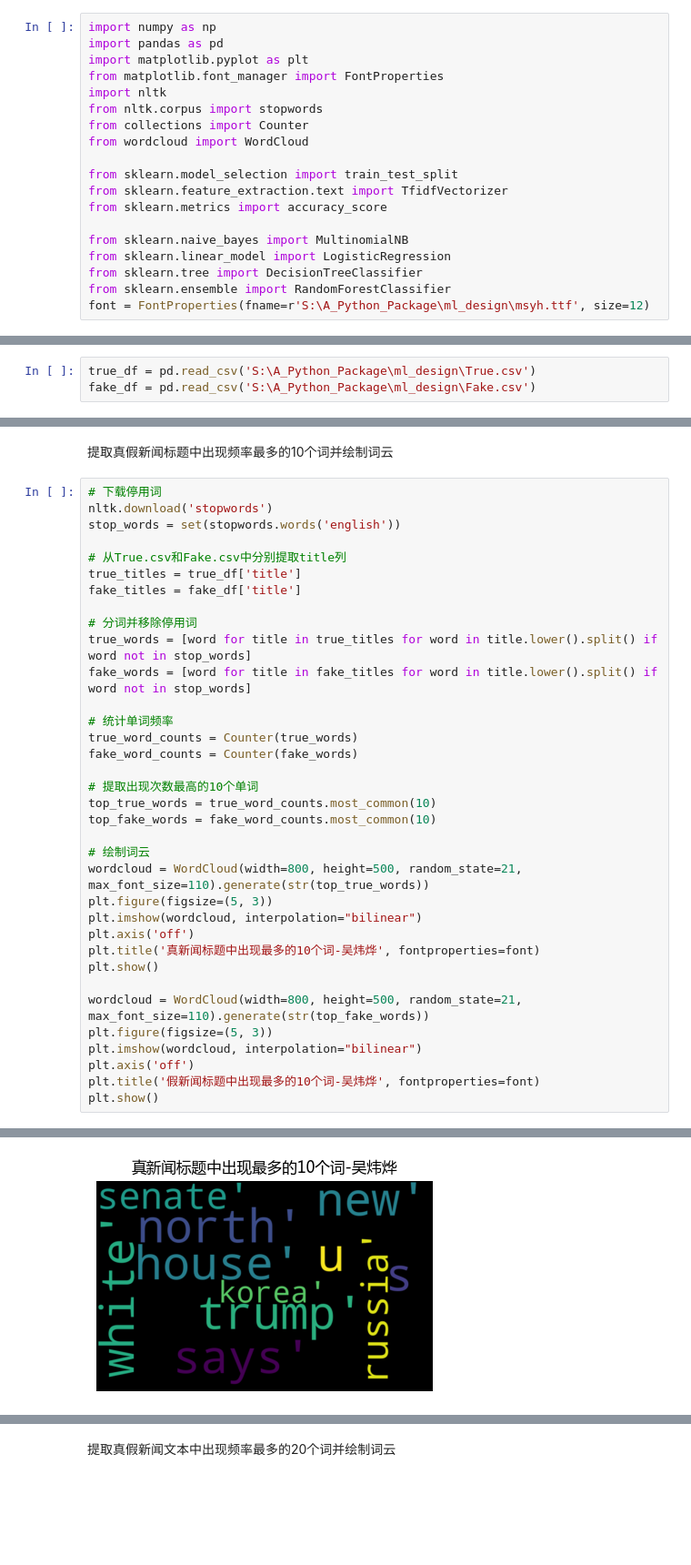
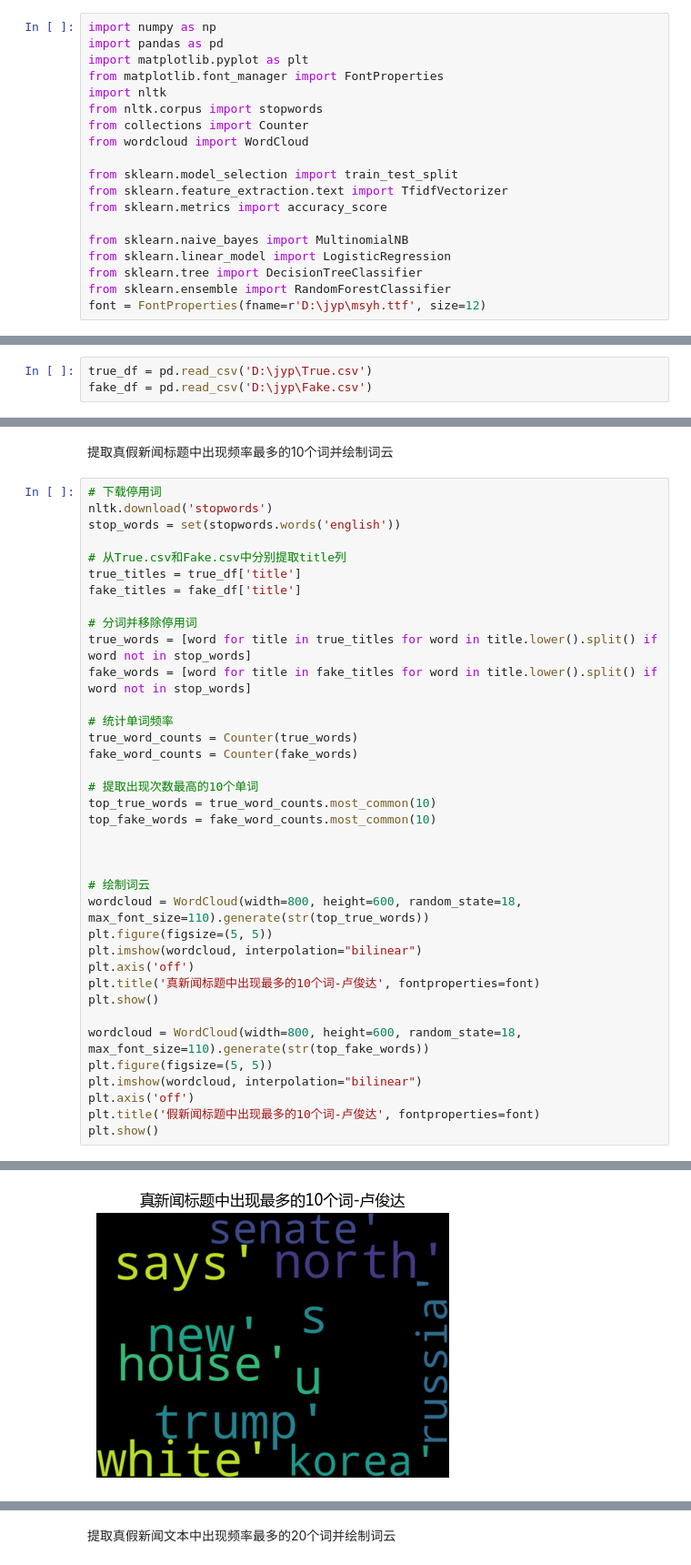
Before and after one commit to RockyWuu/MachineLearning_GroupWork, a Jupyter notebook: true_fake_news_decisionTree.ipynb, the cells around one changed output, grey strips where cells are left out. Shown at 91% size. Drawn from its saved outputs; the diff is of its cells as text; blank space fills up the shorter version.

```diff
--- a/true_fake_news_decisionTree.ipynb
+++ b/true_fake_news_decisionTree.ipynb
@@ -46,13 +46,13 @@ from sklearn.naive_bayes import MultinomialNB
 from sklearn.linear_model import LogisticRegression
 from sklearn.tree import DecisionTreeClassifier
 from sklearn.ensemble import RandomForestClassifier
-font = FontProperties(fname=r'S:\A_Python_Package\ml_design\msyh.ttf', size=12)
+font = FontProperties(fname=r'D:\jyp\msyh.ttf', size=12)
 # %% [markdown]
 2-1.数据导入
 从本地导入数据集True.csv和Fake.csv
 # %%
-true_df = pd.read_csv('S:\A_Python_Package\ml_design\True.csv')
-fake_df = pd.read_csv('S:\A_Python_Package\ml_design\Fake.csv')
+true_df = pd.read_csv('D:\jyp\True.csv')
+fake_df = pd.read_csv('D:\jyp\Fake.csv')
 # %% [markdown]
 2-2.数据检查
 # %% [markdown]
@@ -199,19 +199,21 @@ fake_word_counts = Counter(fake_words)
 top_true_words = true_word_counts.most_common(10)
 top_fake_words = fake_word_counts.most_common(10)
 
+
+
 # 绘制词云
-wordcloud = WordCloud(width=800, height=500, random_state=21, max_font_size=110).generate(str(top_true_words))
-plt.figure(figsize=(5, 3))
+wordcloud = WordCloud(width=800, height=600, random_state=18, max_font_size=110).generate(str(top_true_words))
+plt.figure(figsize=(5, 5))
 plt.imshow(wordcloud, interpolation="bilinear")
 plt.axis('off')
-plt.title('真新闻标题中出现最多的10个词-吴炜烨', fontproperties=font)
+plt.title('真新闻标题中出现最多的10个词-卢俊达', fontproperties=font)
 plt.show()
 
-wordcloud = WordCloud(width=800, height=500, random_state=21, max_font_size=110).generate(str(top_fake_words))
-plt.figure(figsize=(5, 3))
+wordcloud = WordCloud(width=800, height=600, random_state=18, max_font_size=110).generate(str(top_fake_words))
+plt.figure(figsize=(5, 5))
 plt.imshow(wordcloud, interpolation="bilinear")
 plt.axis('off')
-plt.title('假新闻标题中出现最多的10个词-吴炜烨', fontproperties=font)
+plt.title('假新闻标题中出现最多的10个词-卢俊达', fontproperties=font)
 plt.show()
 # %% [output]
 [nltk_data] Downloading package stopwords to
@@ -219,2 +221,2 @@ plt.show()
 [nltk_data]   Package stopwords is already up-to-date!
-[figure, old version]
+[figure, new version]
```
Also changed, not shown: parts of 22 cells of this notebook, 1 other file.
